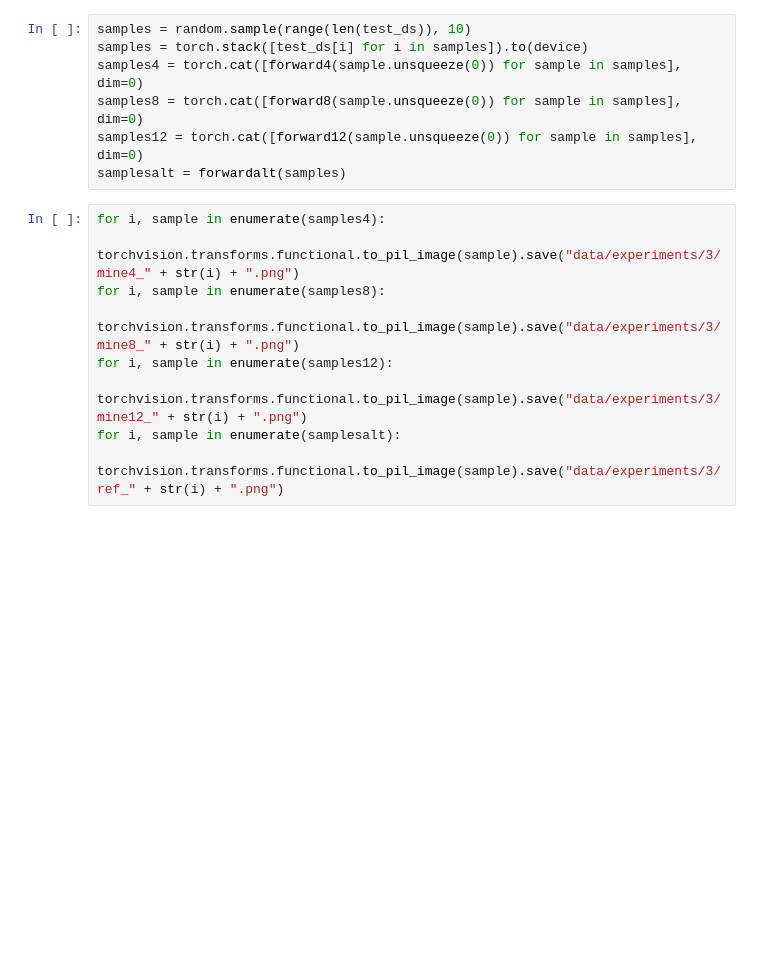
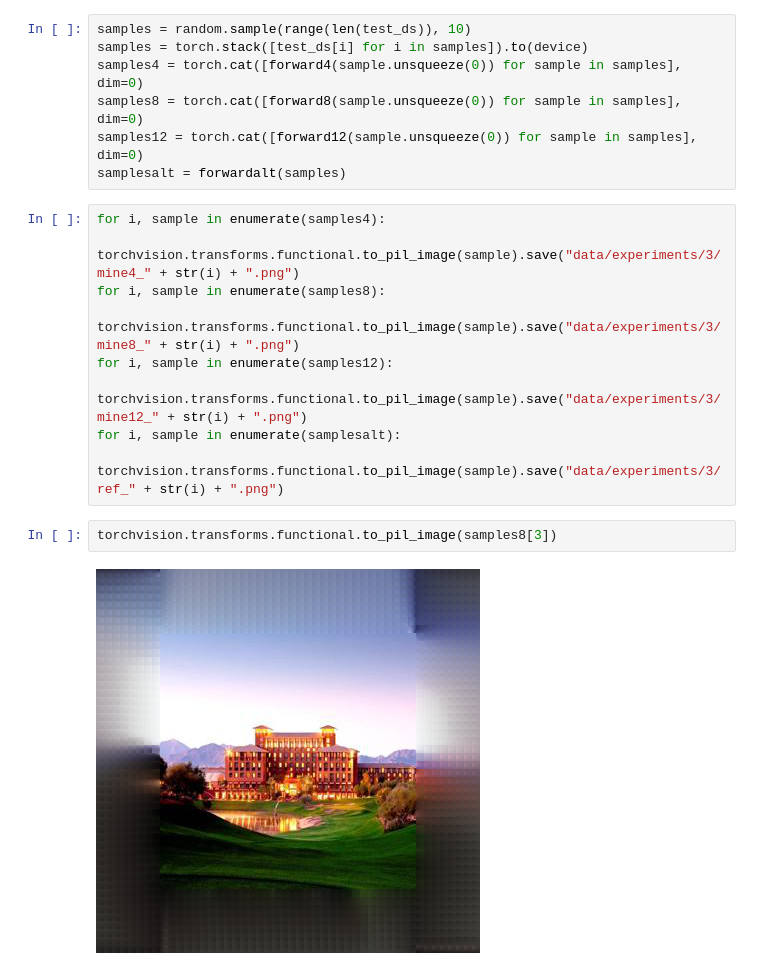
Before and after one commit to KajetanBilski/vision-stretcher, a Jupyter notebook: model_test2.ipynb, the cells around one changed output. Saved outputs shown, nothing was run; the diff lists cells and outputs as text; blank space fills up the shorter version.

```diff
--- a/model_test2.ipynb
+++ b/model_test2.ipynb
@@ -367,3 +369,7 @@ for i, sample in enumerate(samples12):
     torchvision.transforms.functional.to_pil_image(sample).save("data/experiments/3/mine12_" + str(i) + ".png")
 for i, sample in enumerate(samplesalt):
     torchvision.transforms.functional.to_pil_image(sample).save("data/experiments/3/ref_" + str(i) + ".png")
+# %%
+torchvision.transforms.functional.to_pil_image(samples8[3])
+# %% [output]
+[figure, added]
```
Also changed, not shown: parts of 4 cells of this notebook, 1 other file.
